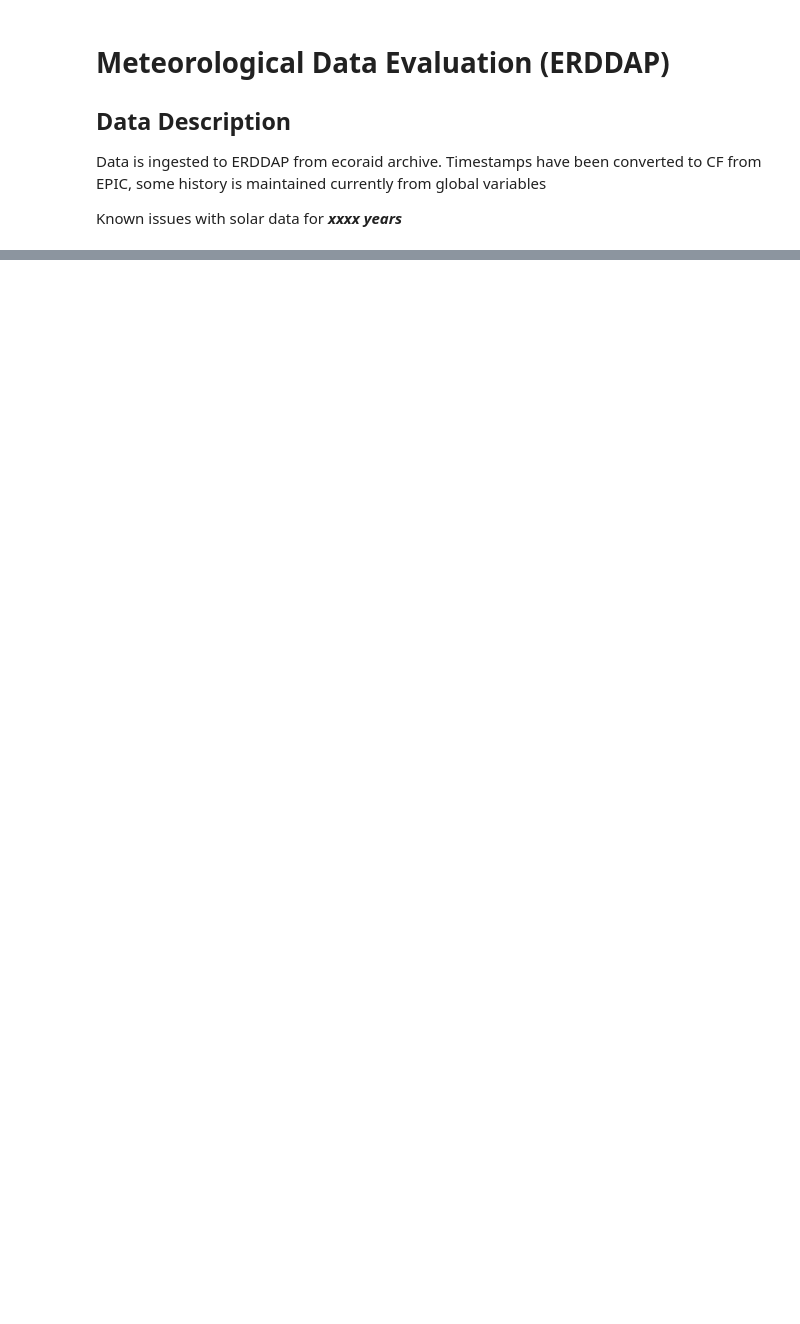
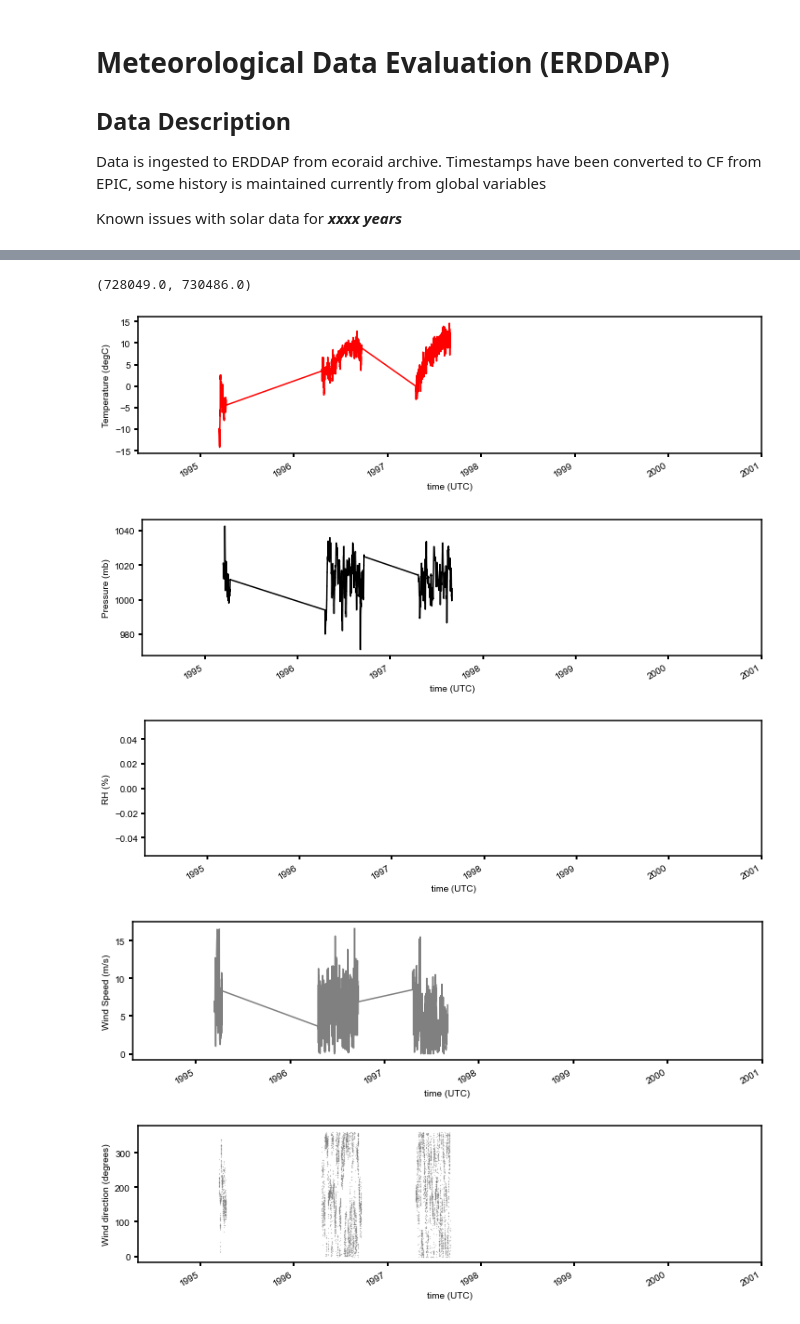
Before and after one commit to NOAA-PMEL/EcoFOCI_Jupyter_Notebooks, a Jupyter notebook: EcoFOCI_Moorings/BeringSea_Evaluations/FOCI Met Synthesis.ipynb, the cells around one changed output, grey strips where cells are left out. Saved outputs shown, nothing was run; the diff lists cells and outputs as text; code cells hidden in the pictures; blank space fills up the shorter version.

```diff
--- a/EcoFOCI_Moorings/BeringSea_Evaluations/FOCI Met Synthesis.ipynb
+++ b/EcoFOCI_Moorings/BeringSea_Evaluations/FOCI Met Synthesis.ipynb
@@ -168,0 +233,6 @@ AttributeError: 'list' object has no attribute 'values'
+# %%
+e = ERDDAP(server=server_url)
+search_for = ['Meteorological', 'bsm3','-itae', '-alamo', '-fsu', '-cwwc', '-Gtspp']
+df = pd.read_csv(e.get_search_url(response='csv', search_for=(' '.join(search_for))))
+
+print(df['Dataset ID'].values)
@@ -168,0 +271,4 @@ AttributeError: 'list' object has no attribute 'values'
+# %%
+#merge dataframes
+dfsorted = pd.concat(dfs.values())
+dfsorted
@@ -168,0 +290,42 @@ AttributeError: 'list' object has no attribute 'values'
+# %%
+#matplotlib plots
+
+fig, ax = plt.subplots(figsize=(12,3))
+dfsorted.air_temperature.plot(ax=ax,color='r')
+plt.ylabel('Temperature (degC)')
+plt.xlim([datetime.datetime(1994,5,1),datetime.datetime(2001,1,1)])
+
+fig, ax = plt.subplots(figsize=(12,3))
+dfsorted.air_pressure.plot(ax=ax,color='k')
+plt.ylabel('Pressure (mb)')
+plt.xlim([datetime.datetime(1994,5,1),datetime.datetime(2001,1,1)])
+
+fig, ax = plt.subplots(figsize=(12,3))
+dfsorted.relative_humidity.plot(ax=ax,color='g')
+plt.ylabel('RH (%)')
+plt.xlim([datetime.datetime(1994,5,1),datetime.datetime(2001,1,1)])
+
+fig, ax = plt.subplots(figsize=(12,3))
+dfsorted.wind_speed.plot(ax=ax,color='grey')
+plt.ylabel('Wind Speed (m/s)')
+plt.xlim([datetime.datetime(1994,5,1),datetime.datetime(2001,1,1)])
+
+fig, ax = plt.subplots(figsize=(12,3))
+dfsorted.wind_direction.plot(ax=ax,markersize=.25,style='.',
+                             color='grey')
+plt.ylabel('Wind direction (degrees)')
+plt.xlim([datetime.datetime(1994,5,1),datetime.datetime(2001,1,1)])
+
+fig, ax = plt.subplots(figsize=(12,3))
+dfsorted.solar_radiation.plot(ax=ax,
+                             color='orange')
+plt.ylabel('Irradiance (w/m^2)')
+plt.ylim([0,1000])
+plt.xlim([datetime.datetime(1994,5,1),datetime.datetime(2001,1,1)])
+# %% [output]
+(728049.0, 730486.0)
+[figure, added]
+[figure, added]
+[figure, added]
+[figure, added]
+[figure, added]
```
Also changed, not shown: parts of 17 cells of this notebook, 8 other files.
